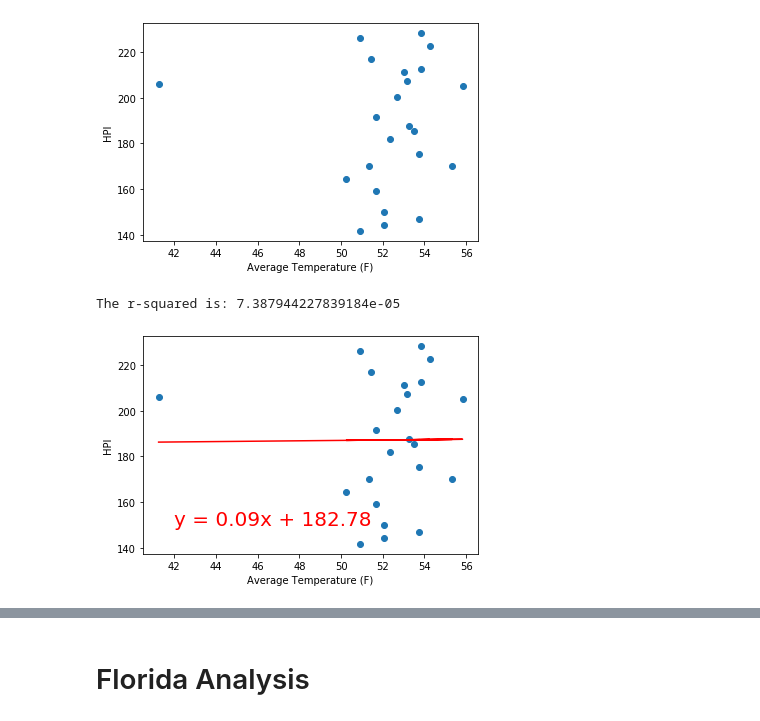
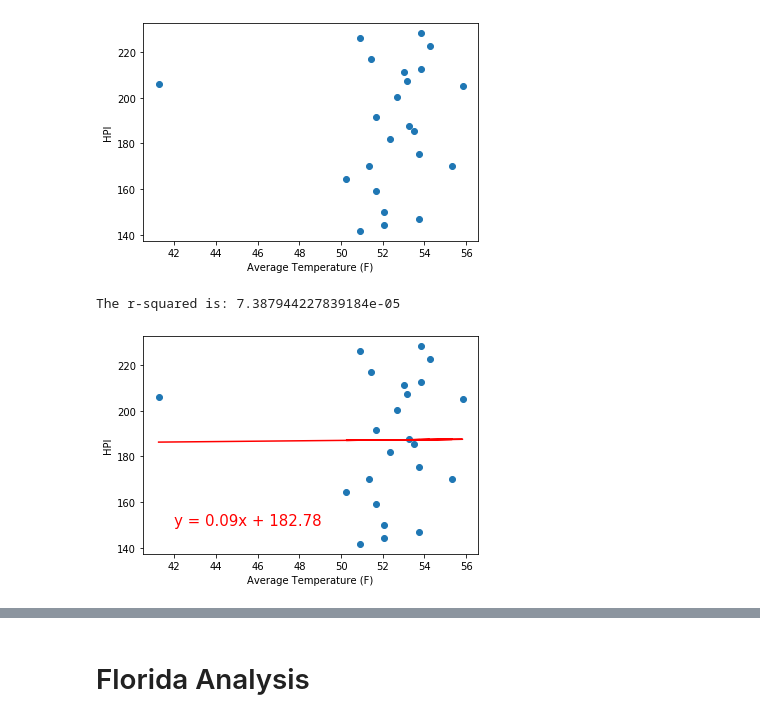
Before and after one commit to connorberek226/Final-Project, a Jupyter notebook: IL Data/Weather_Analysis.ipynb, the cells around one changed output, grey strips where cells are left out. Saved outputs shown, nothing was run; the diff lists cells and outputs as text; code cells hidden in the pictures.

Commit message:
saving IL Plots

```diff
--- a/IL Data/Weather_Analysis.ipynb
+++ b/IL Data/Weather_Analysis.ipynb
@@ -281,18 +274,20 @@ The correlation between both factors is 0.01
 [figure]
 # %%
 # Add the linear regression equation and line to plot
+
 x_values = IL_temp
 y_values = IL_HPI
+correlation = st.pearsonr(IL_temp, IL_HPI)
 (slope, intercept, rvalue, pvalue, stderr) = linregress(x_values, y_values)
 regress_values = x_values * slope + intercept
 line_eq = "y = " + str(round(slope,2)) + "x + " + str(round(intercept,2))
 plt.scatter(x_values,y_values)
 plt.plot(x_values,regress_values,"r-")
-plt.annotate(line_eq,(42,150),fontsize=20,color="red")
+plt.annotate(line_eq,(42,150),fontsize=15,color="red")
 plt.xlabel('Average Temperature (F)')
 plt.ylabel('HPI')
 print(f"The r-squared is: {rvalue**2}")
 plt.show()
 # %% [output]
 The r-squared is: 7.387944227839184e-05
-[figure, old version]
+[figure, new version]
```
Also changed, not shown: parts of 11 cells of this notebook.
